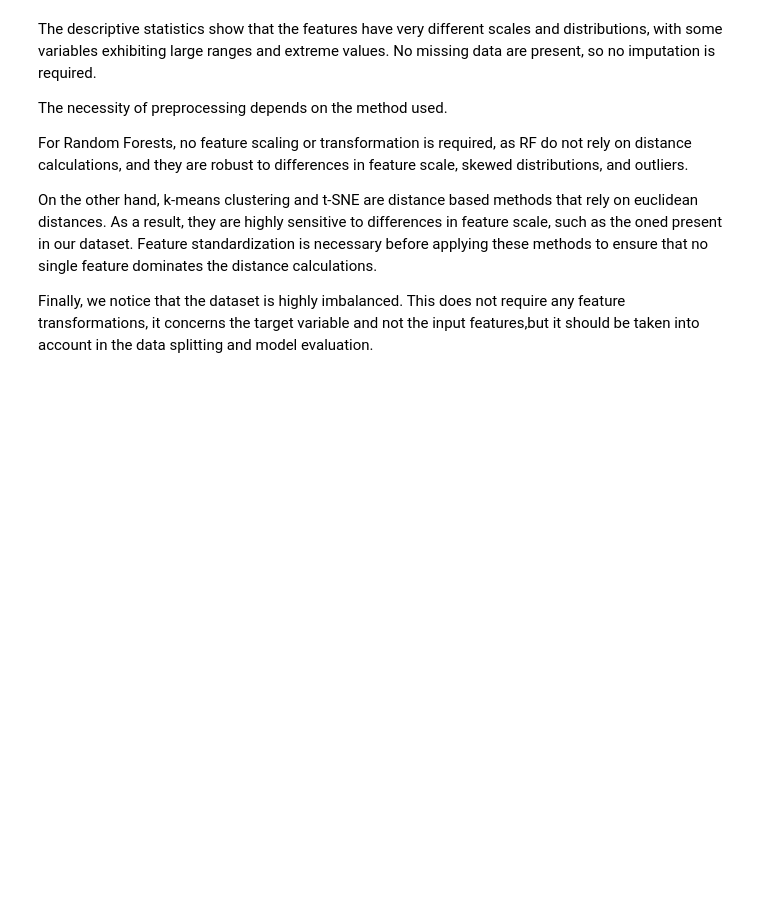
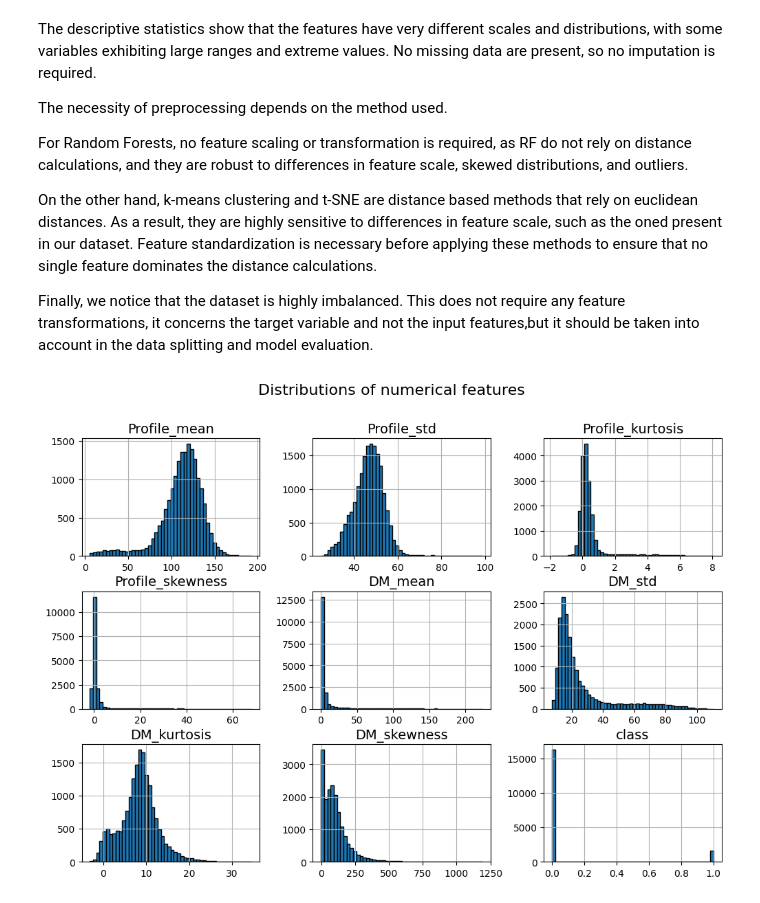
Before and after one commit to giannismantzaris-cmd/DAMA61, a Jupyter notebook: Mantzaris_WA3.ipynb, the cells around one changed output. Saved outputs shown, nothing was run; the diff lists cells and outputs as text; code cells hidden in the pictures; blank space fills up the shorter version.

```diff
--- a/Mantzaris_WA3.ipynb
+++ b/Mantzaris_WA3.ipynb
@@ -333,3 +336,16 @@ For Random Forests, no feature scaling or transformation is required, as RF do n
 On the other hand, k-means clustering and t-SNE are distance based methods that rely on euclidean distances. As a result, they are highly sensitive to differences in feature scale, such as the oned present in our dataset. Feature standardization is necessary before applying these methods to ensure that no single feature dominates the distance calculations.
 
 Finally, we notice that the dataset is highly imbalanced. This does not require any feature transformations, it concerns the target variable and not the input features,but it should be taken into account in the data splitting and model evaluation.
+# %%
+#extra step - check the distribution of numerical features for next steps. Visualize to confirm the need to scale in distance based models, confirm presence of skewed variables
+plt.rc('font', size=14)
+plt.rc('axes', labelsize=14, titlesize=14)
+plt.rc('legend', fontsize=14)
+plt.rc('xtick', labelsize=10)
+plt.rc('ytick', labelsize=10)
+
+df.hist(bins=50, figsize=(12, 8), edgecolor="black")
+plt.suptitle("Distributions of numerical features", fontsize=16)
+plt.show()
+# %% [output]
+[figure, added]
```
Also changed, not shown: parts of 16 cells of this notebook.
